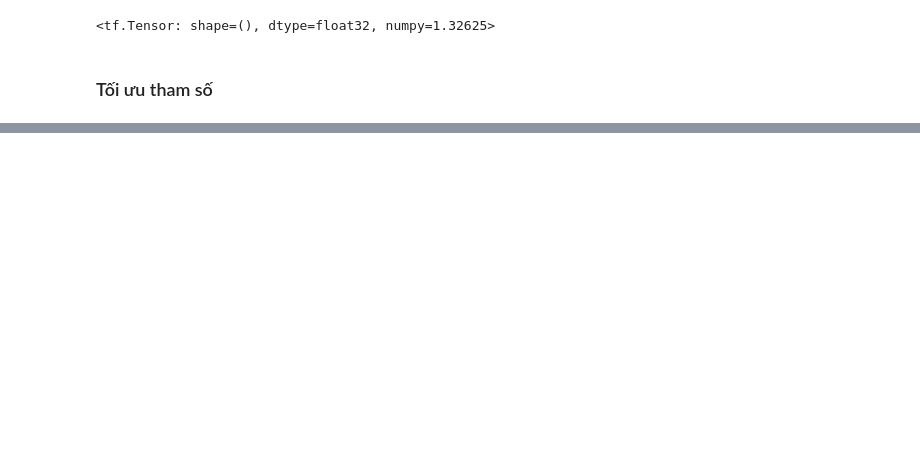
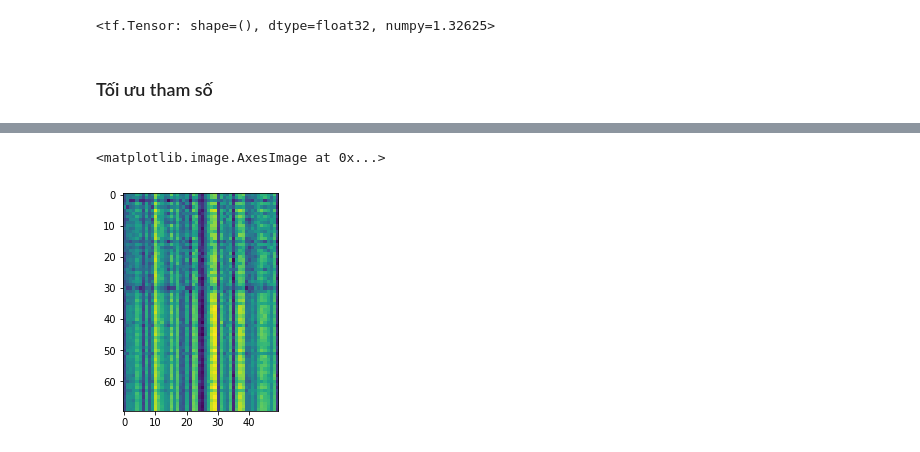
Before and after one commit to quanvu0996/TF_cert_training, a Jupyter notebook: v2_2_ML20M_sequence.ipynb, the cells around one changed output, grey strips where cells are left out. Drawn from its saved outputs; the diff is of its cells as text; code cells hidden in the pictures; blank space fills up the shorter version.

```diff
--- a/v2_2_ML20M_sequence.ipynb
+++ b/v2_2_ML20M_sequence.ipynb
@@ -456,8 +482,10 @@ def interaction_embedding2():
     uprofile = layers.Lambda(lambda z: K.sum(z, axis=1), name='lambda')(ireps)
 
     uprofile = layers.LayerNormalization(name='norm')(uprofile)
-    uprofile = layers.Dense( reps_size, activation='linear', name='du')(uprofile)
-    uprofile = layers.Dense(cluster_num, activation='softmax', name='clustering')(uprofile)
+    uprofile = layers.Dense( reps_size, activation='linear', name='du1')(uprofile)
+    uprofile = layers.Dense( reps_size, activation='relu', name='du2')(uprofile)
+    uprofile = layers.Dense( reps_size, activation='relu', name='du3')(uprofile)
+    uprofile = layers.Dense(cluster_num, activation='sigmoid', name='clustering')(uprofile)
 
     model = tf.keras.Model(inputs= [input_wi, wr], outputs=[uprofile])
     return model
@@ -470,7 +498,7 @@ model = Efficient_Rec( encoder = interaction_embedding2(),
 # Configure the loss and optimizer
 model.compile(
     optimizer=tf.optimizers.Adam(),
-    loss=Focus2(0.1),
+    loss=Focus2(0.0065),
 )
 # %%
 %%time
@@ -493,9 +573,12 @@ for i in range(50):
 # %%
 # Sort theo user_group + draw sigmoid/softmax layer
-k =60
+k =70
 a = group_scores
 ind = np.argmax(group_scores, axis=1)
 plt.imshow( a[np.argsort(ind)][0:k] )
+# %% [output]
+<matplotlib.image.AxesImage at 0x...>
+[figure, added]
 # %%
 # np.argsort(a[1])
 # %%
```
Also changed, not shown: parts of 15 cells of this notebook.
